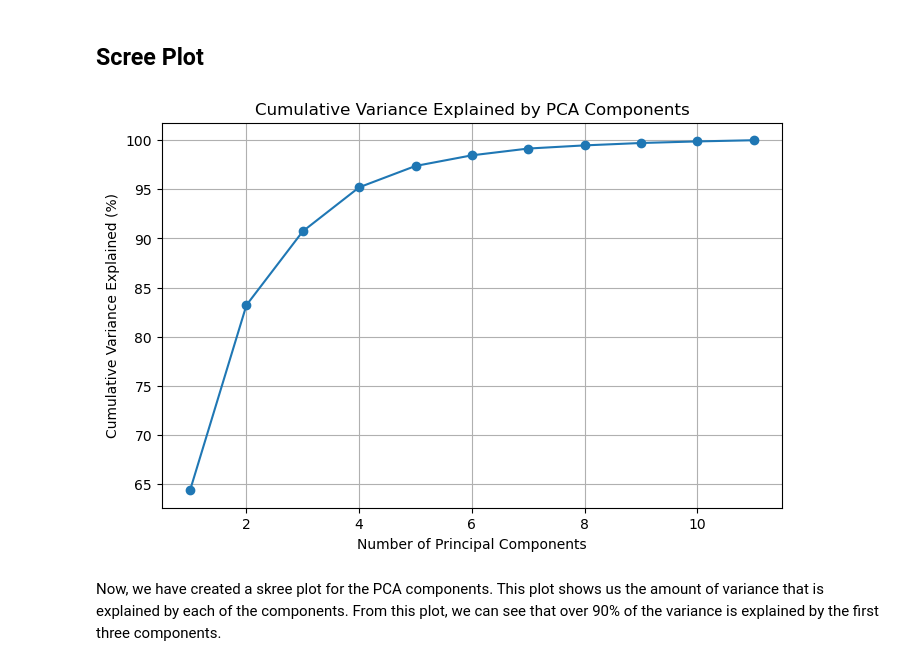
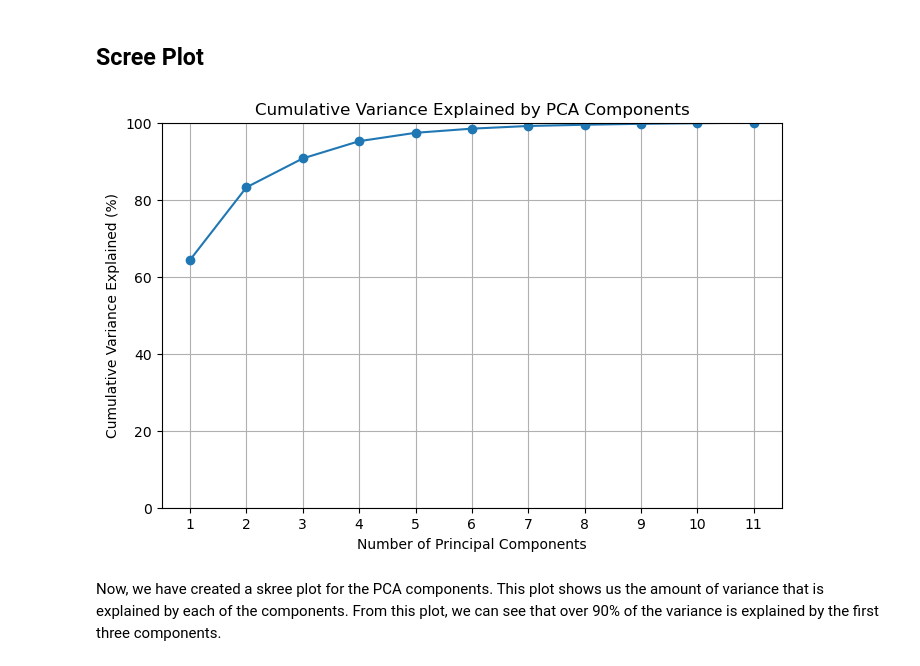
Before and after one commit to t-creech/Yield-Curve-Modelling-and-PCA, a Jupyter notebook: notebooks/02_PCA.ipynb, the cells around one changed output. Cells and saved outputs as stored; diff of their text form; code cells hidden in the pictures.

```diff
--- a/notebooks/02_PCA.ipynb
+++ b/notebooks/02_PCA.ipynb
@@ -61,14 +61,16 @@ Once the data is standardized, we are ready to apply PCA. To start, we will appl
 # %%
 expl_var = np.cumsum(pca.explained_variance_ratio_) * 100
 plt.figure(figsize=(8,5))
 plt.plot(range(1, len(TENORS)+1), expl_var, marker='o')
 plt.title("Cumulative Variance Explained by PCA Components")
 plt.xlabel("Number of Principal Components")
+plt.xticks(range(1, len(TENORS)+1))
 plt.ylabel("Cumulative Variance Explained (%)")
+plt.ylim(0, 100)
 plt.grid(True)
 plt.show()
 # %% [output]
-[figure, old version]
+[figure, new version]
 # %% [markdown]
 Now, we have created a skree plot for the PCA components. This plot shows us the amount of variance that is explained by each of the components. From this plot, we can see that over 90% of the variance is explained by the first three components.
 # %%
```
Also changed, not shown: parts of 1 cell of this notebook, 6 other files.
